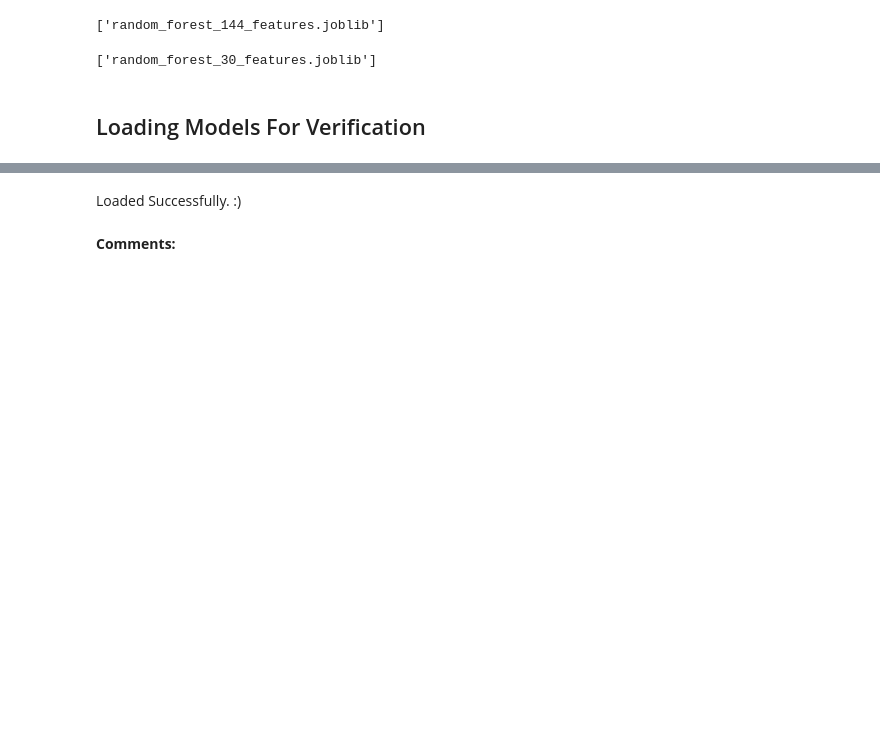
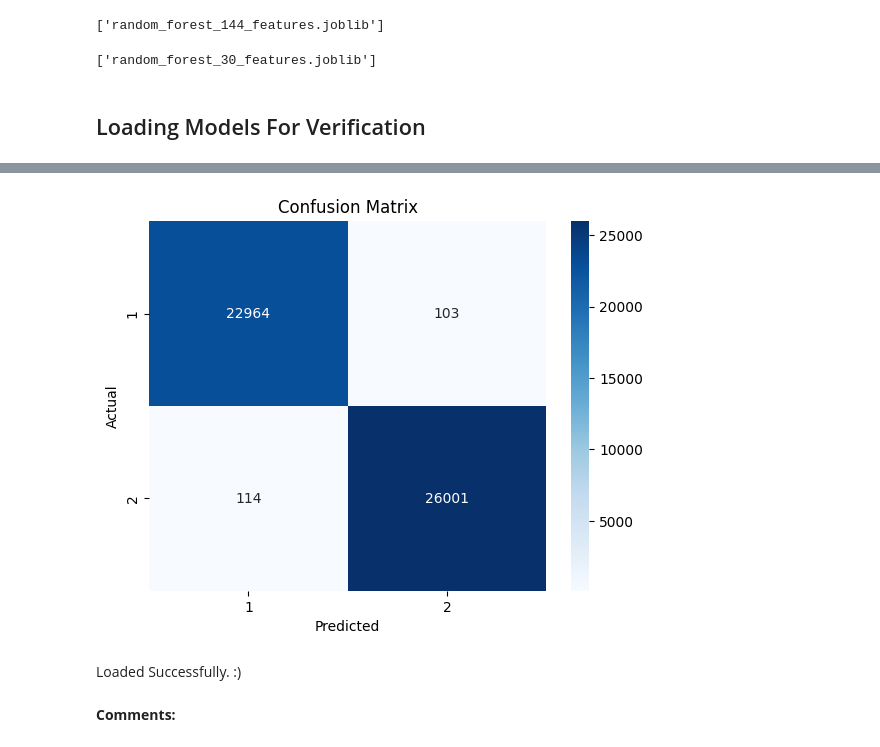
Before and after one commit to m-aliabbas/trade_classification, a Jupyter notebook: random_forest_feature_selection.ipynb, the cells around one changed output, grey strips where cells are left out. Saved outputs shown, nothing was run; the diff lists cells and outputs as text; code cells hidden in the pictures; blank space fills up the shorter version.

Commit message:
Model V2 optimize and predicting on EXP2CAT1; Confusion Matrix

```diff
--- a/random_forest_feature_selection.ipynb
+++ b/random_forest_feature_selection.ipynb
@@ -237,3 +243,14 @@ F1 Score:  0.9939231995862604
+# %%
+cnf_matrix = confusion_matrix(y_test, y_pred_1,)
+
+# plot the confusion matrix
+sns.heatmap(cnf_matrix, annot=True, cmap='Blues', fmt='g',xticklabels=[1,2], yticklabels=[1,2])
+plt.xlabel('Predicted')
+plt.ylabel('Actual')
+plt.title('Confusion Matrix')
+plt.show()
+# %% [output]
+[figure, added]
 # %% [markdown]
 Loaded Successfully. :)
 # %% [markdown]
```
Also changed, not shown: parts of 26 cells of this notebook, 1 other file.
